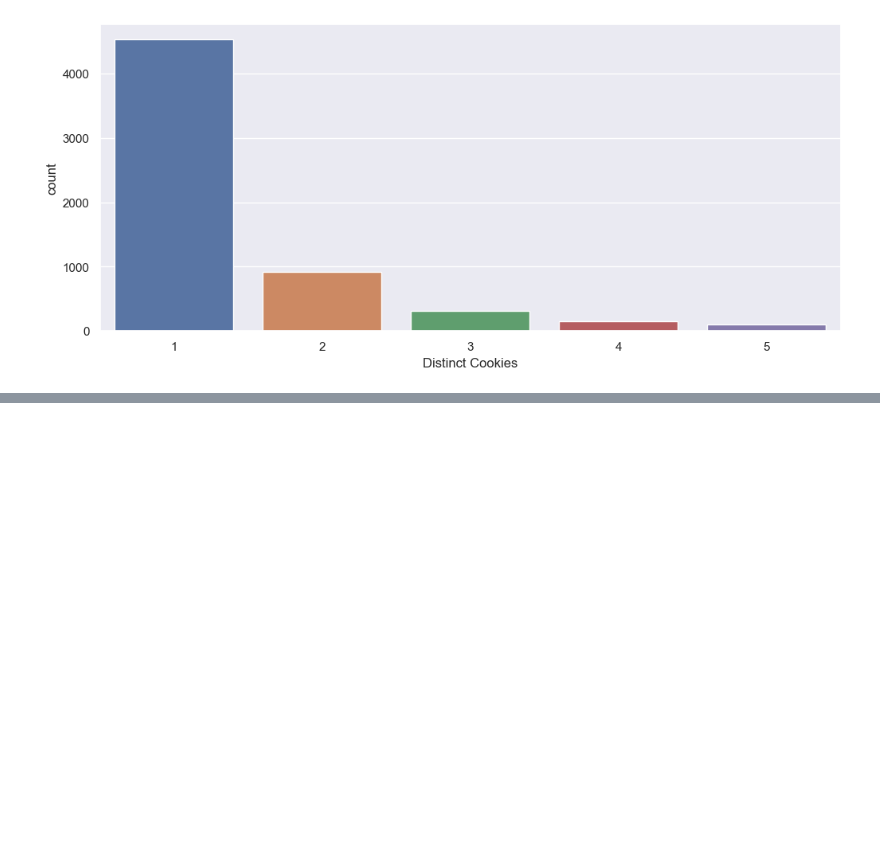
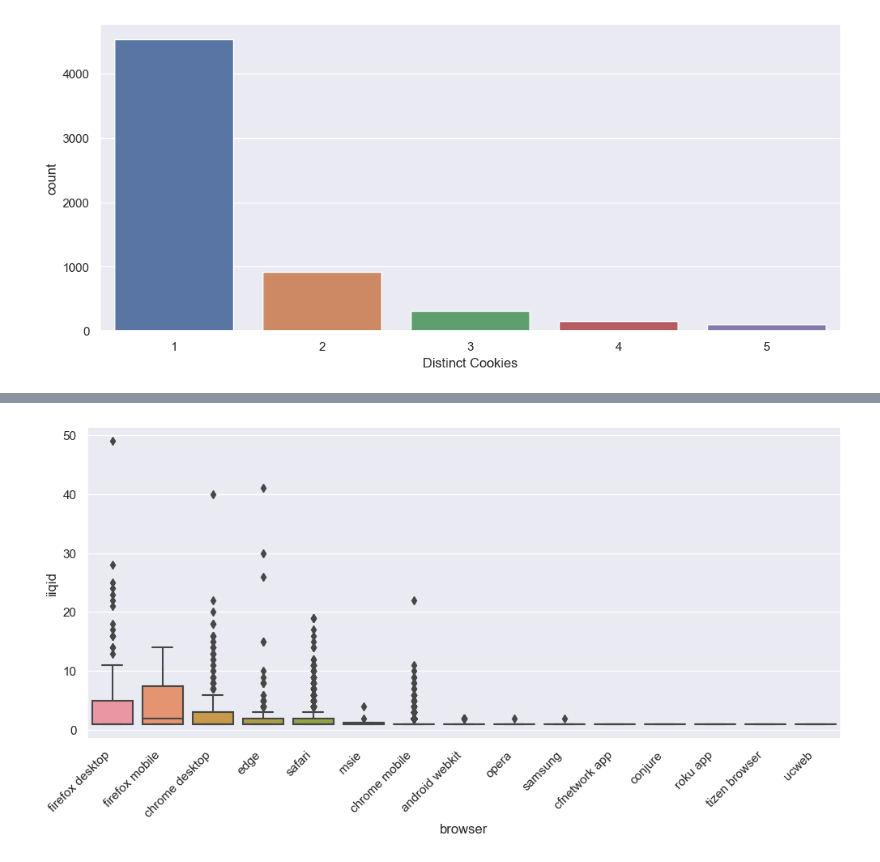
Before and after one commit to menisadi/merged, a Jupyter notebook: Tuples Statistics.ipynb, the cells around one changed output, grey strips where cells are left out. Cells and saved outputs as stored; diff of their text form; code cells hidden in the pictures; blank space fills up the shorter version.

```diff
--- a/Tuples Statistics.ipynb
+++ b/Tuples Statistics.ipynb
@@ -127,0 +153,7 @@ Text(0.5, 0, 'Distinct Cookies')
+# %%
+browsers_counts = browsers_data.groupby('browser')['iiqid'].mean().sort_values(ascending=False)
+browsers_order = browsers_counts.index.tolist()
+sns.boxplot(data=browsers_data, y='iiqid', x='browser', order=browsers_order)
+plt.xticks(rotation=45,  ha='right', va='top');
+# %% [output]
+[figure, added]
```
Also changed, not shown: parts of 5 cells of this notebook, 1 other file.
